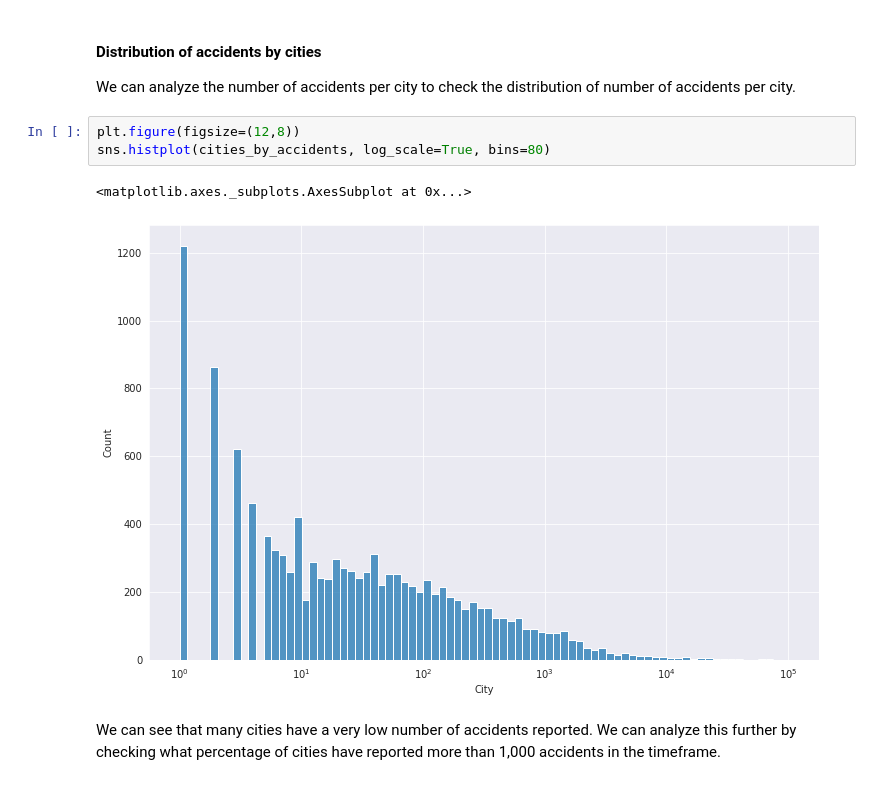
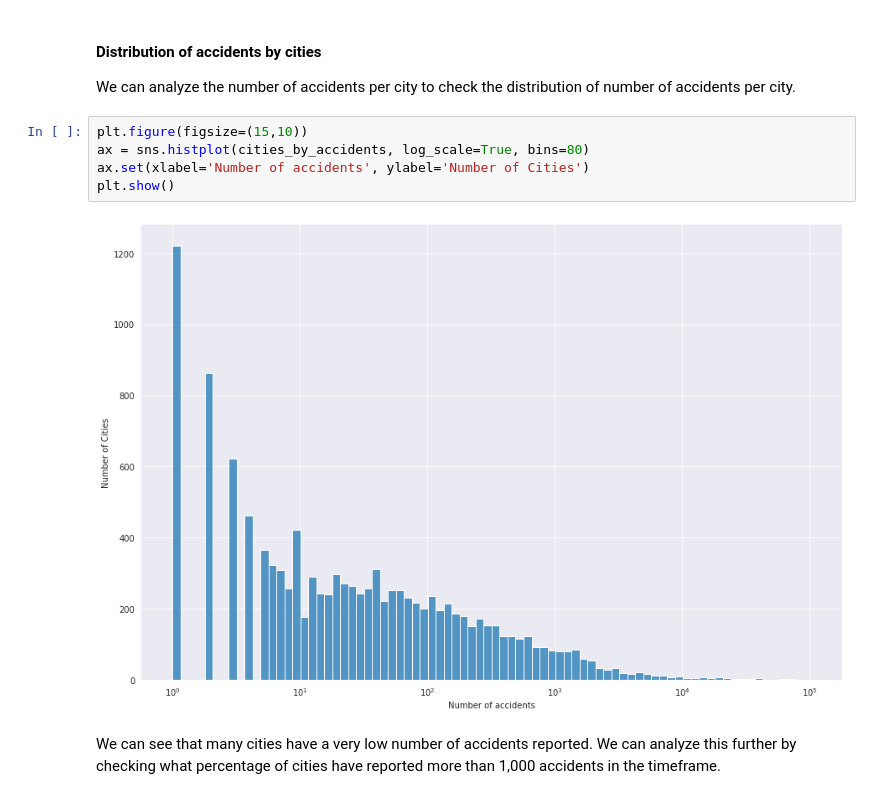
Before and after one commit to sanketnaik99/us-accidents-analysis, a Jupyter notebook: us_accidents_analysis.ipynb, the cells around one changed output. Cells and saved outputs as stored; diff of their text form.

```diff
--- a/us_accidents_analysis.ipynb
+++ b/us_accidents_analysis.ipynb
@@ -423,11 +418,12 @@ We can see that Houston, Charlotte, Dallas, Los Angeles and Austin have the high
 #### Distribution of accidents by cities
 We can analyze the number of accidents per city to check the distribution of number of accidents per city.
 # %%
-plt.figure(figsize=(12,8))
-sns.histplot(cities_by_accidents, log_scale=True, bins=80)
+plt.figure(figsize=(15,10))
+ax = sns.histplot(cities_by_accidents, log_scale=True, bins=80)
+ax.set(xlabel='Number of accidents', ylabel='Number of Cities')
+plt.show()
 # %% [output]
-<matplotlib.axes._subplots.AxesSubplot at 0x...>
-[figure, old version]
+[figure, new version]
 # %% [markdown]
 We can see that many cities have a very low number of accidents reported. We can analyze this further by checking what percentage of cities have reported more than 1,000 accidents in the timeframe.
 # %%
```
Also changed, not shown: parts of 45 cells of this notebook.
